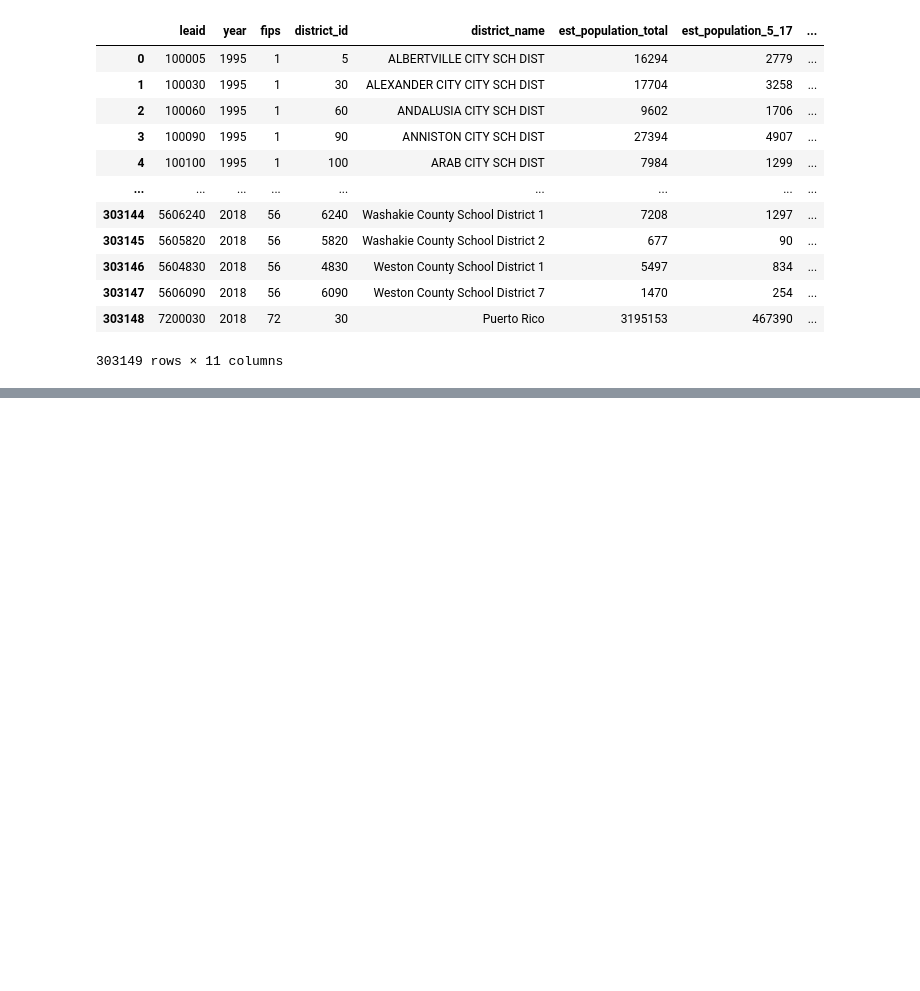
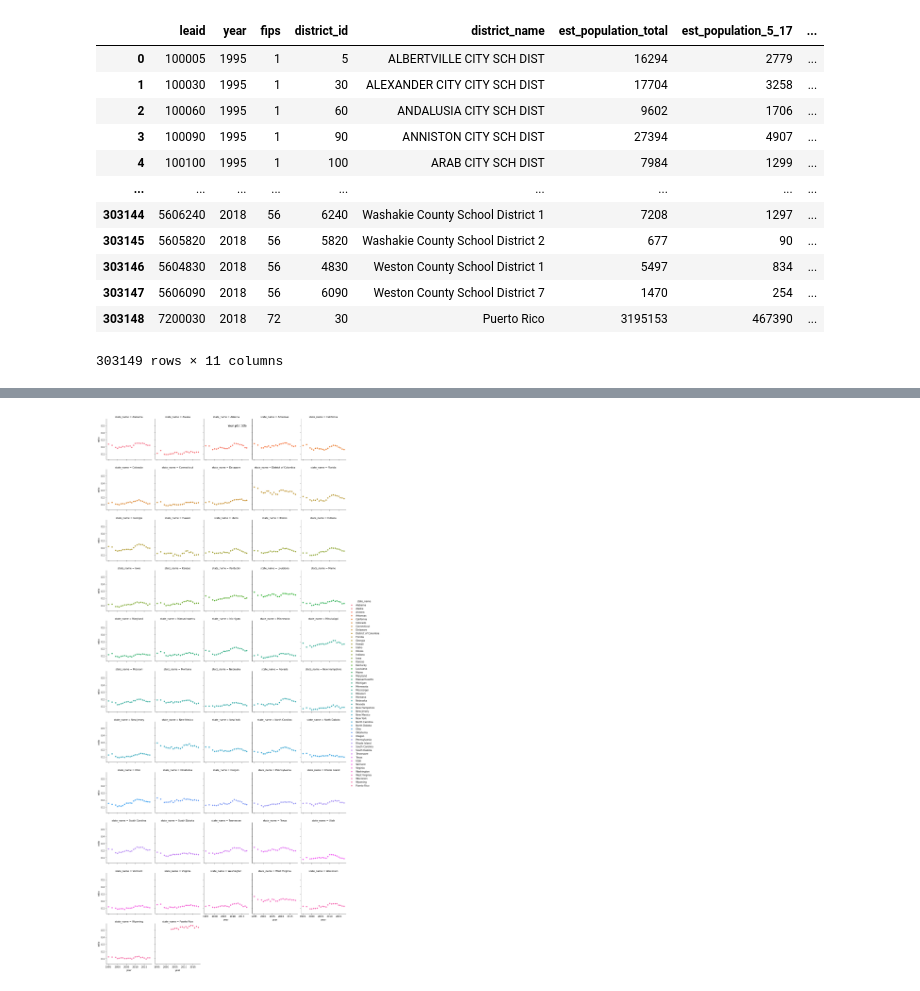
Before and after one commit to apaniagua6/Covid-impact-graduation, a Jupyter notebook: 03-educationdata-dashboards/poverty_estimates.ipynb, the cells around one changed output, grey strips where cells are left out. Cells and saved outputs as stored; diff of their text form; code cells hidden in the pictures; blank space fills up the shorter version.

```diff
--- a/03-educationdata-dashboards/poverty_estimates.ipynb
+++ b/03-educationdata-dashboards/poverty_estimates.ipynb
@@ -60,0 +90,11 @@ poverty_estimates.to_parquet('codebook_districts_saipe_df_1995_2018_pyarrow.parq
+# %%
+#sns.scatterplot(data = pov_est_year_df, x = "year", y = "ratio")
+grid = sns.FacetGrid(pov_est_year_df, col = "state_name", hue = "state_name", col_wrap=5)
+grid.map(sns.scatterplot, "year", "ratio")
+
+grid.fig.suptitle("Poverty Ratio of School Age Children from 1995 - 2018")
+
+grid.add_legend()
+plt.show()
+# %% [output]
+[figure, added]
```
Also changed, not shown: parts of 5 cells of this notebook, 5 other files.
